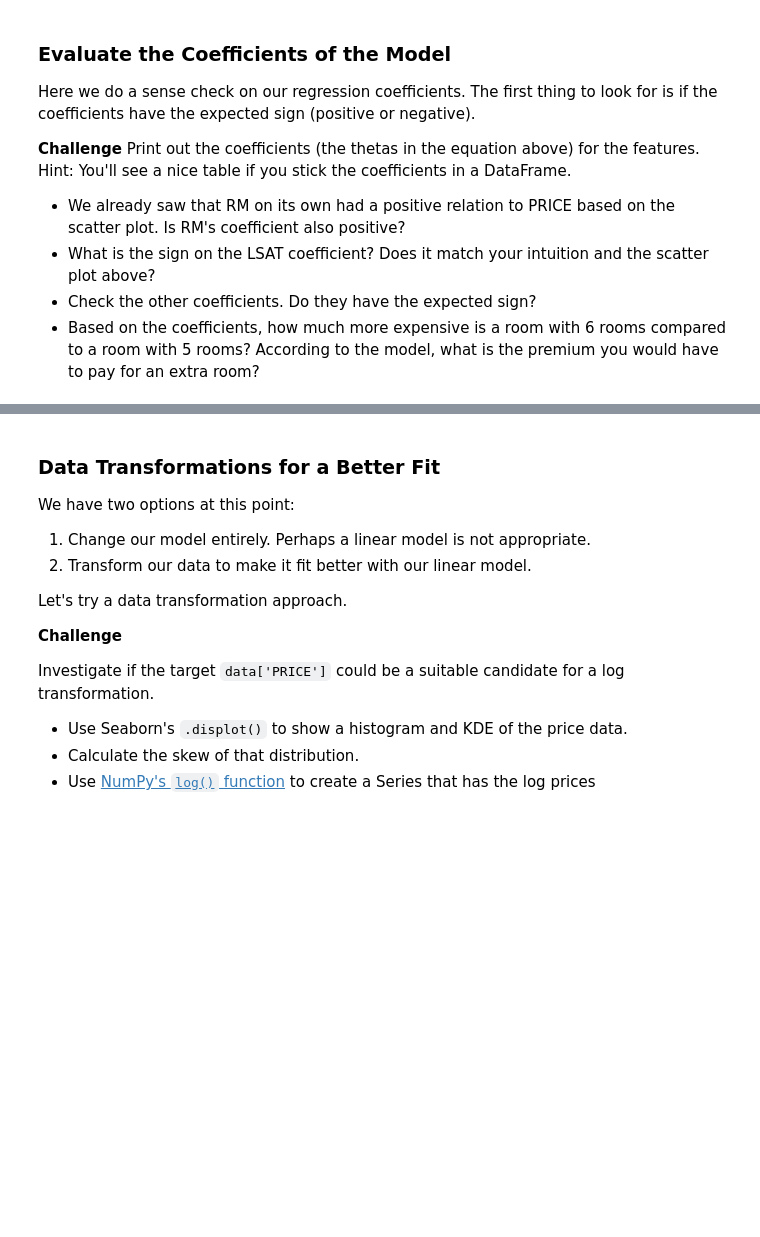
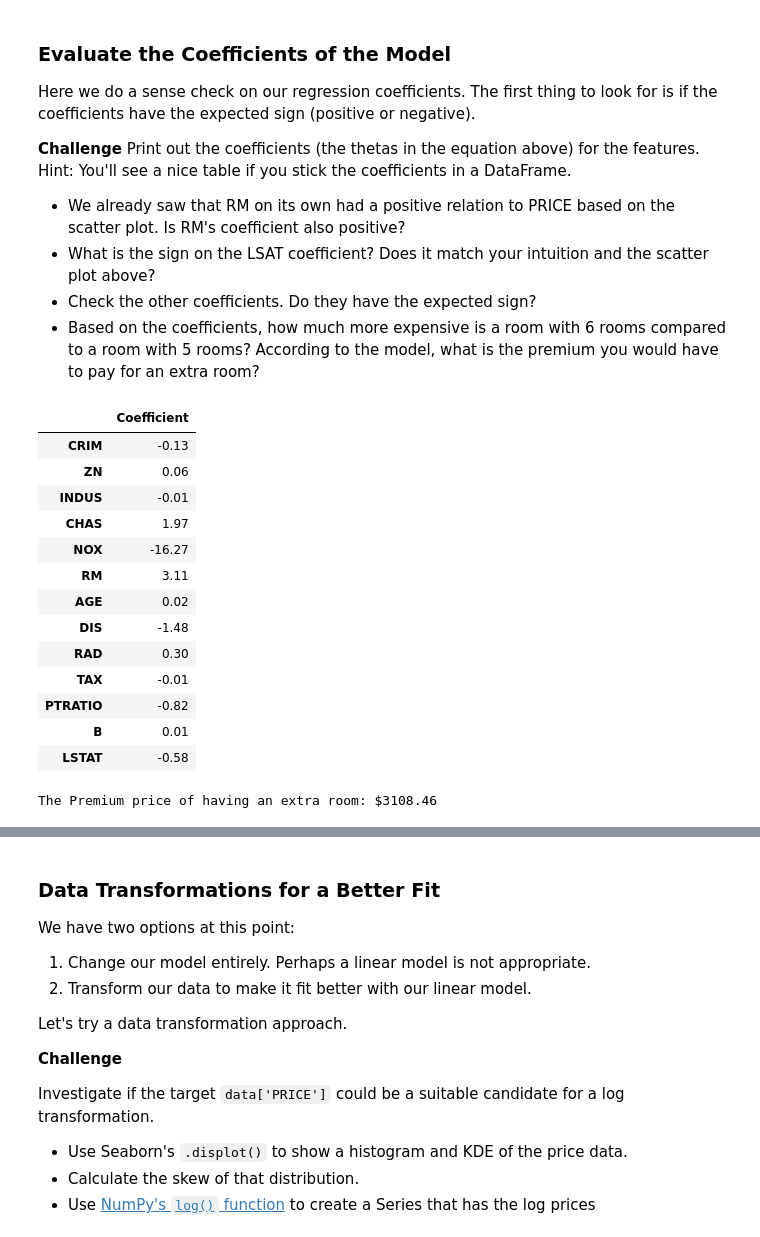
Before and after one commit to Xor01/Houses-Valuation-model, a Jupyter notebook: Multivariable_Regression_and_Valuation_Model.ipynb, the cells around one changed output, grey strips where cells are left out. Drawn from its saved outputs; the diff is of its cells as text; code cells hidden in the pictures; blank space fills up the shorter version.

Commit message:
calculate the Premium price of having an extra room

```diff
--- a/Multivariable_Regression_and_Valuation_Model.ipynb
+++ b/Multivariable_Regression_and_Valuation_Model.ipynb
@@ -375,6 +372,29 @@ Here we do a sense check on our regression coefficients. The first thing to look
 * What is the sign on the LSAT coefficient? Does it match your intuition and the scatter plot above?
 * Check the other coefficients. Do they have the expected sign?
 * Based on the coefficients, how much more expensive is a room with 6 rooms compared to a room with 5 rooms? According to the model, what is the premium you would have to pay for an extra room?
+# %%
+regr_cof = pd.DataFrame(data=regression.coef_, index=x_train.columns, columns=['Coefficient'])
+regr_cof
+# %% [output]
+|  | Coefficient |
+| CRIM | -0.13 |
+| ZN | 0.06 |
+| INDUS | -0.01 |
+| CHAS | 1.97 |
+| NOX | -16.27 |
+| RM | 3.11 |
+| AGE | 0.02 |
+| DIS | -1.48 |
+| RAD | 0.30 |
+| TAX | -0.01 |
+| PTRATIO | -0.82 |
+| B | 0.01 |
+| LSTAT | -0.58 |
+# %%
+prm_price = regr_cof.loc['RM'].values[0] * 1000
+print(f'The Premium price of having an extra room: ${"%.2f" % prm_price}')
+# %% [output]
+The Premium price of having an extra room: $3108.46
 # %% [markdown]
 ### Analyse the Estimated Values & Regression Residuals
 
```
Also changed, not shown: parts of 7 cells of this notebook.
